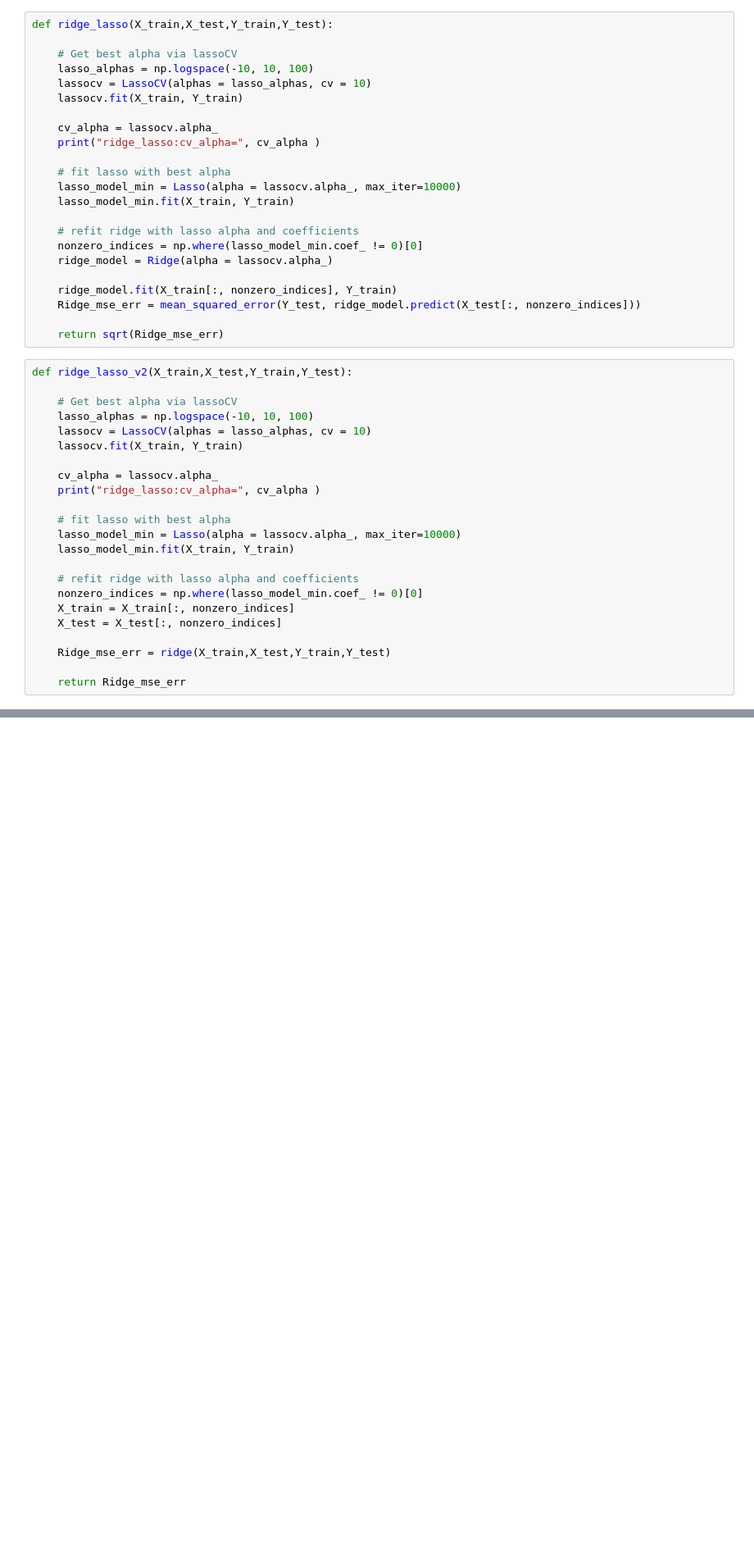
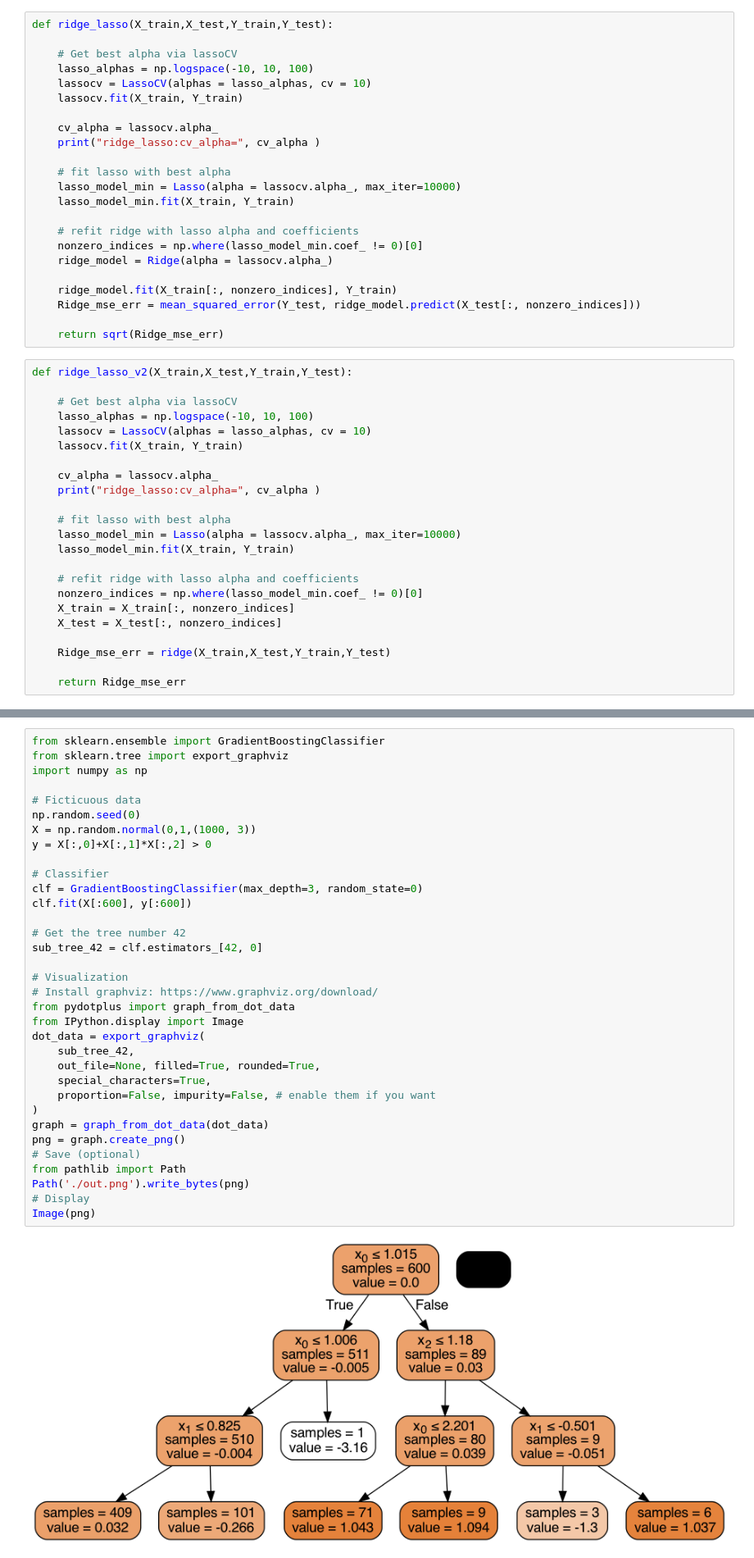
Before and after one commit to yogamaha/cs598-psl, a Jupyter notebook: project-1/PSL_project1.ipynb, the cells around one changed output, grey strips where cells are left out. Shown at 82% size. Drawn from its saved outputs; the diff is of its cells as text; blank space fills up the shorter version.

```diff
--- a/project-1/PSL_project1.ipynb
+++ b/project-1/PSL_project1.ipynb
@@ -471,0 +398,36 @@ Wall time: 8min 11s
+# %%
+from sklearn.ensemble import GradientBoostingClassifier
+from sklearn.tree import export_graphviz
+import numpy as np
+
+# Ficticuous data
+np.random.seed(0)
+X = np.random.normal(0,1,(1000, 3))
+y = X[:,0]+X[:,1]*X[:,2] > 0
+
+# Classifier
+clf = GradientBoostingClassifier(max_depth=3, random_state=0)
+clf.fit(X[:600], y[:600])
+
+# Get the tree number 42
+sub_tree_42 = clf.estimators_[42, 0]
+
+# Visualization
+# Install graphviz: https://www.graphviz.org/download/
+from pydotplus import graph_from_dot_data
+from IPython.display import Image
+dot_data = export_graphviz(
+    sub_tree_42,
+    out_file=None, filled=True, rounded=True,
+    special_characters=True,
+    proportion=False, impurity=False, # enable them if you want
+)
+graph = graph_from_dot_data(dot_data)
+png = graph.create_png()
+# Save (optional)
+from pathlib import Path
+Path('./out.png').write_bytes(png)
+# Display
+Image(png)
+# %% [output]
+[figure, added]
```
Also changed, not shown: parts of 6 cells of this notebook, 10 other files.
